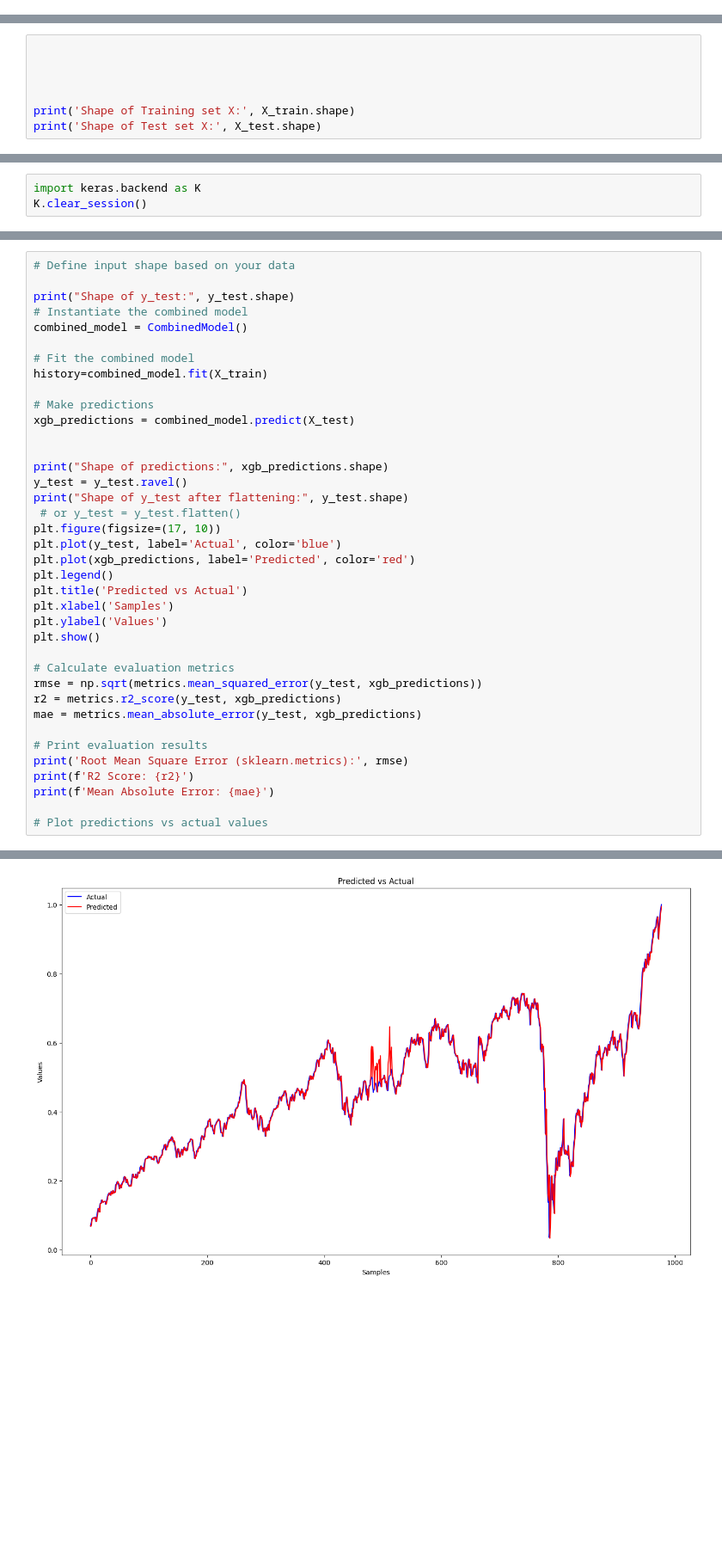
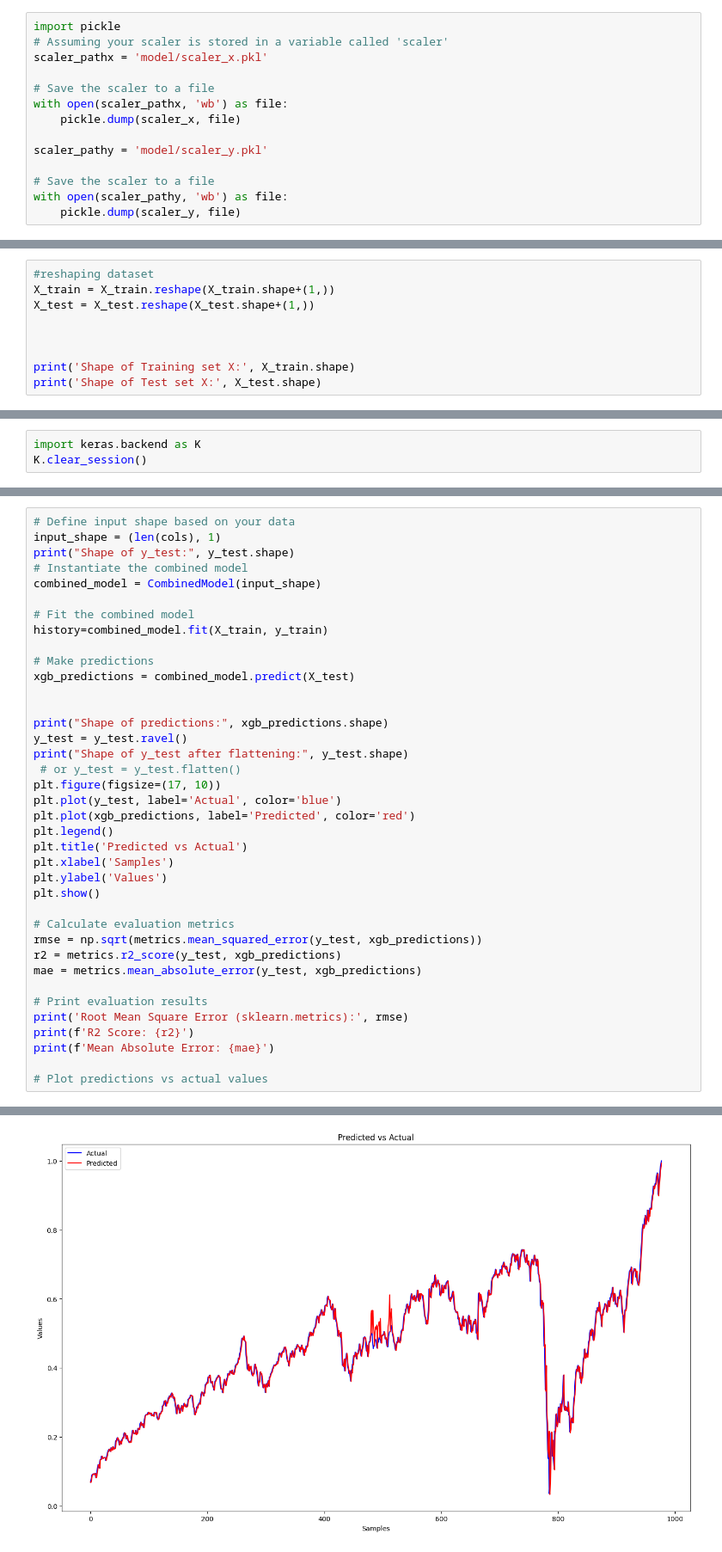
Before and after one commit to kushagramutreja05/algotrading, a Jupyter notebook: grulinear.ipynb, the cells around one changed output, grey strips where cells are left out. Shown: that part at 86% size. Saved outputs shown, nothing was run; the diff lists cells and outputs as text; blank space fills up the shorter version.

```diff
--- a/linearregression.ipynb
+++ b/grulinear.ipynb
@@ -392,6 +392,20 @@ x, y
         [ 0.98261339],
         [ 0.99410179],
         [ 1.        ]]))
+# %%
+import pickle
+# Assuming your scaler is stored in a variable called 'scaler'
+scaler_pathx = 'model/scaler_x.pkl'
+
+# Save the scaler to a file
+with open(scaler_pathx, 'wb') as file:
+    pickle.dump(scaler_x, file)
+
+scaler_pathy = 'model/scaler_y.pkl'
+
+# Save the scaler to a file
+with open(scaler_pathy, 'wb') as file:
+    pickle.dump(scaler_y, file)
 # %%
 # preparing training and test dataset
 X_train = x[0 : train_end,]
@@ -406,7 +420,9 @@ print('Number of rows and columns in Test set X:', X_test.shape, 'and y:', y_tes
 Number of rows and columns in Training set X: (3916, 7) and y: (3916, 1)
 Number of rows and columns in Test set X: (978, 7) and y: (978, 1)
 # %%
-
+#reshaping dataset
+X_train = X_train.reshape(X_train.shape+(1,))
+X_test = X_test.reshape(X_test.shape+(1,))
 
 
 
@@ -466,12 +555,12 @@ class CombinedModel:
 # %%
 # Define input shape based on your data
-
+input_shape = (len(cols), 1)
 print("Shape of y_test:", y_test.shape)
 # Instantiate the combined model
-combined_model = CombinedModel()
+combined_model = CombinedModel(input_shape)
 
 # Fit the combined model
-history=combined_model.fit(X_train)
+history=combined_model.fit(X_train, y_train)
 
 # Make predictions
 xgb_predictions = combined_model.predict(X_test)
@@ -508 +636 @@ Shape of y_test after flattening: (978,)
-[figure, old version]
+[figure, new version]
```
Also changed, not shown: parts of 6 cells of this notebook, 11 other files.
